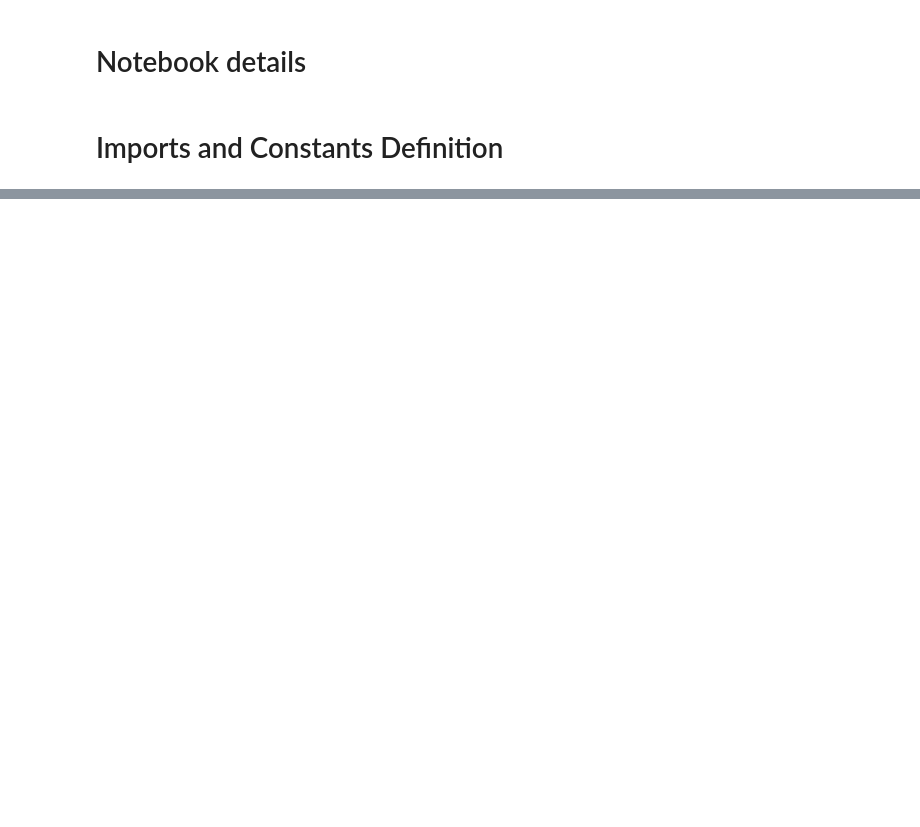
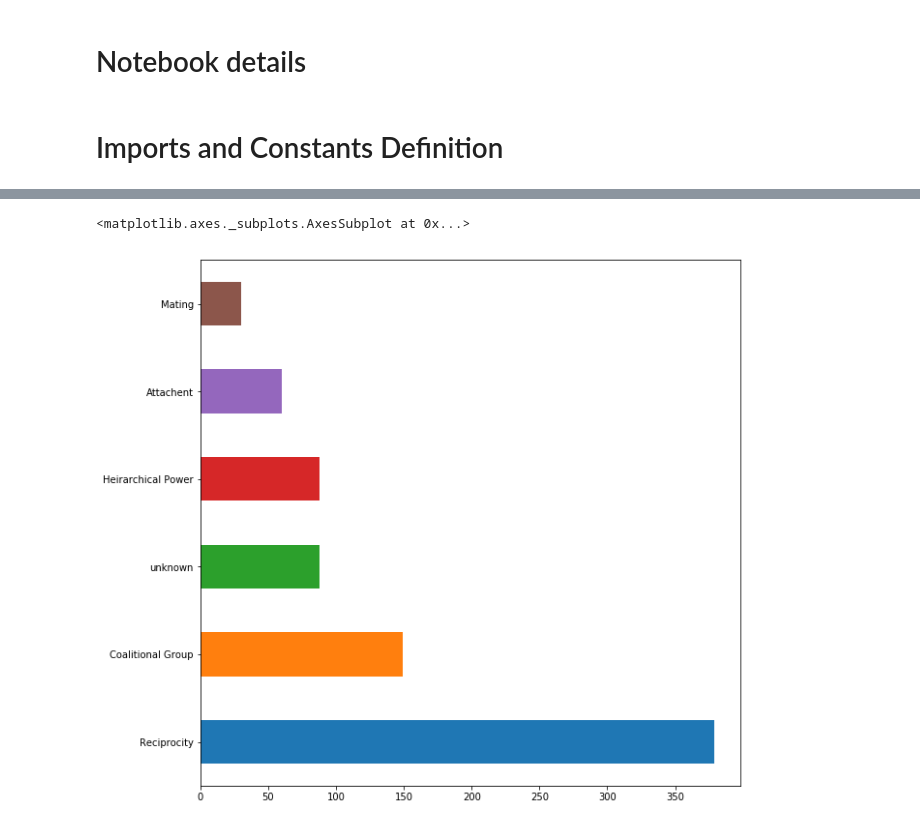
Before and after one commit to emasa/social-relations-recognition-egocentric-photostreams, a Jupyter notebook: src/notebooks/label-stats.ipynb, the cells around one changed output, grey strips where cells are left out. Drawn from its saved outputs; the diff is of its cells as text; code cells hidden in the pictures; blank space fills up the shorter version.

```diff
--- a/src/notebooks/label-stats.ipynb
+++ b/src/notebooks/label-stats.ipynb
@@ -105,9 +105,11 @@ def load_labels(labels_dir, labels_file_name):
 
     return labels_df
 # %%
-base_labels_dir = '/media/emasa/OS/Users/Emanuel/Downloads/NO_SYNC/Social Segments/labels/'
+BASE_DIR = os.path.join(egosocial.config.TMP_DIR, 'egocentric', 'datasets')
+#base_labels_dir = '/media/emasa/OS/Users/Emanuel/Downloads/NO_SYNC/Social Segments/labels/'
+
+base_labels_dir = os.path.join(BASE_DIR, 'labels')
 labels_file_name = 'labels.json'
 
-train_labels_dir = base_labels_dir + 'train'
-
+train_labels_dir = os.path.join(base_labels_dir, 'train')
 train_labels_df = load_labels(train_labels_dir, labels_file_name)
@@ -117,4 +141,4 @@ train_labels_df.label.value_counts().plot(kind='barh', figsize=(10, 10))
 # %%
-test_labels_dir = base_labels_dir + 'test'
+test_labels_dir = os.path.join(base_labels_dir, 'test')
 
 test_labels_df = load_labels(test_labels_dir, labels_file_name)
@@ -124,4 +169,3 @@ test_labels_df.label.value_counts().plot(kind='pie', figsize=(10, 10))
 # %%
-extended_labels_dir = base_labels_dir + 'extended'
-
+extended_labels_dir = os.path.join(base_labels_dir, 'extended')
 extended_labels_df = load_labels(extended_labels_dir, labels_file_name)
@@ -135,5 +203,8 @@ all_labels_df.label.value_counts().plot(kind='barh', figsize=(10, 10))
 # %%
-all_labels_df.domain_label.value_counts().plot(kind='barh', figsize=(10, 10))embedded-picture
+all_labels_df.domain_label.value_counts().plot(kind='barh', figsize=(10, 10))
+# %% [output]
+<matplotlib.axes._subplots.AxesSubplot at 0x...>
+[figure, added]
 # %%
 relations = all_labels_df.label
 filtered_labels = relations[relations != 'unknown']
```
Also changed, not shown: parts of 9 cells of this notebook, 1 other file.
